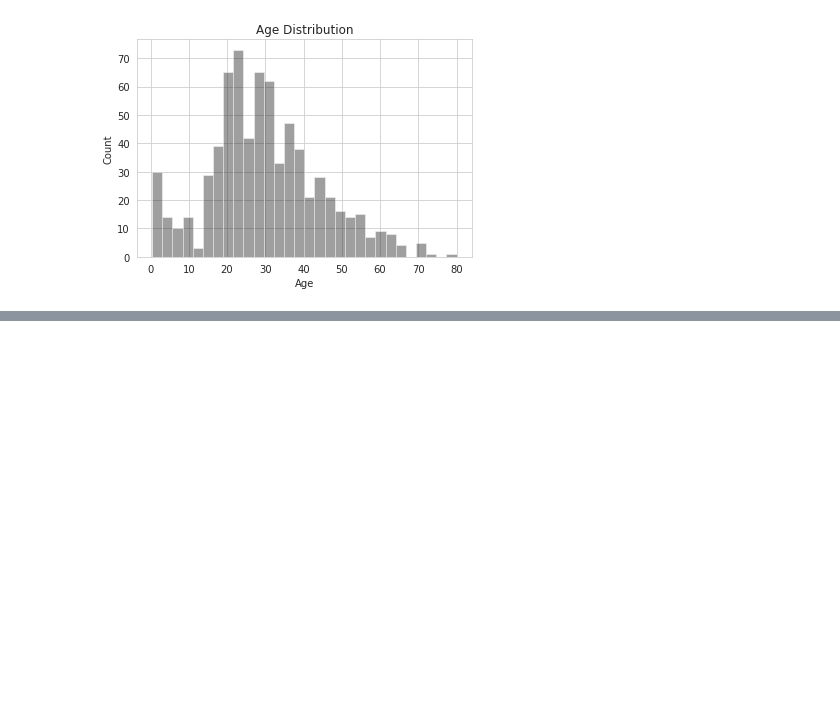
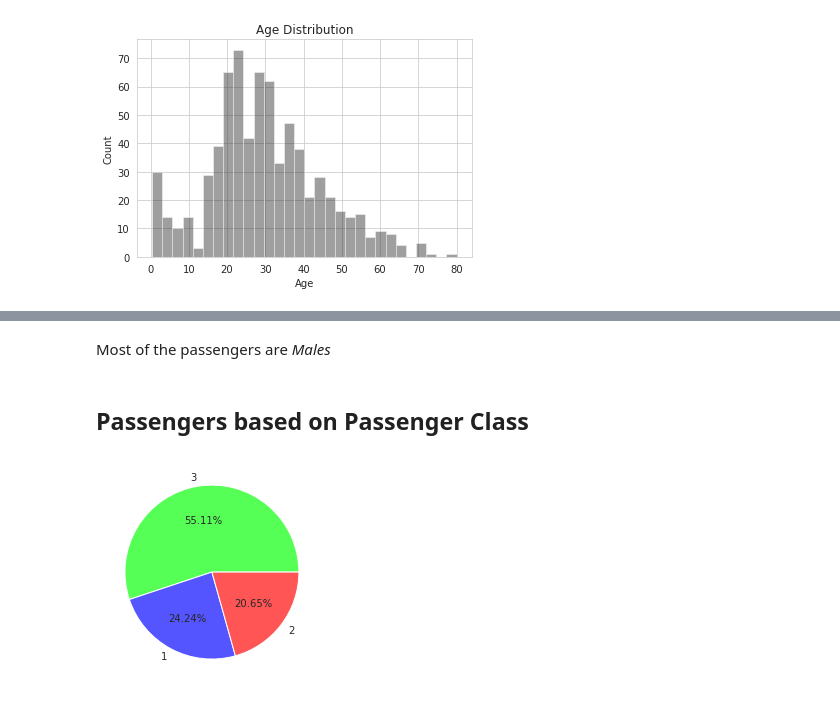
Before and after one commit to N-eeraj/titanic_data-eda, a Jupyter notebook: Titanic Dataset - EDA.ipynb, the cells around one changed output, grey strips where cells are left out. Cells and saved outputs as stored; diff of their text form; code cells hidden in the pictures; blank space fills up the shorter version.

```diff
--- a/Titanic Dataset - EDA.ipynb
+++ b/Titanic Dataset - EDA.ipynb
@@ -148,0 +159,9 @@ Text(0.5, 1.0, 'Age Distribution')
+# %% [markdown]
+Most of the passengers are *Males*
+# %% [markdown]
+## Passengers based on Passenger Class
+# %%
+plt.pie(df.Pclass.value_counts(), labels = df.Pclass.unique(), autopct = "%1.2f%%", colors = ["#5F5", "#55F", "#F55"])
+plt.show()
+# %% [output]
+[figure, added]
```
Also changed, not shown: parts of 18 cells of this notebook.
